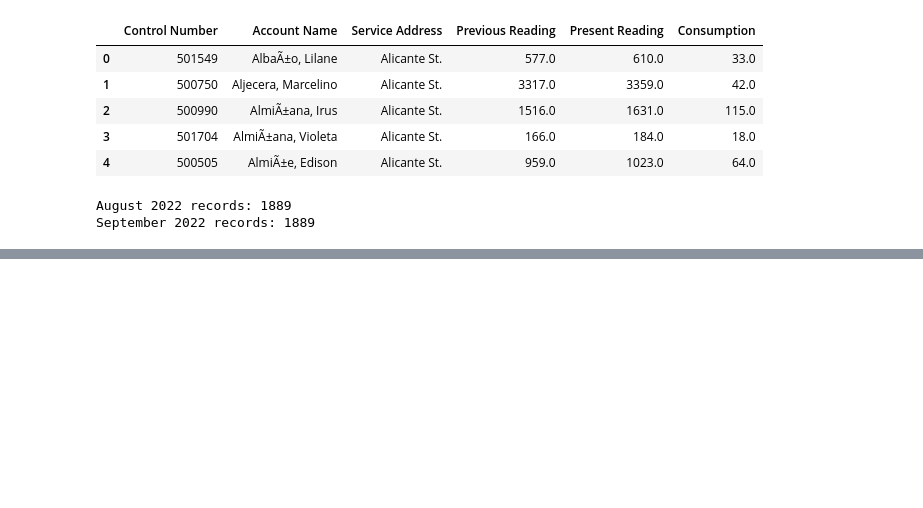
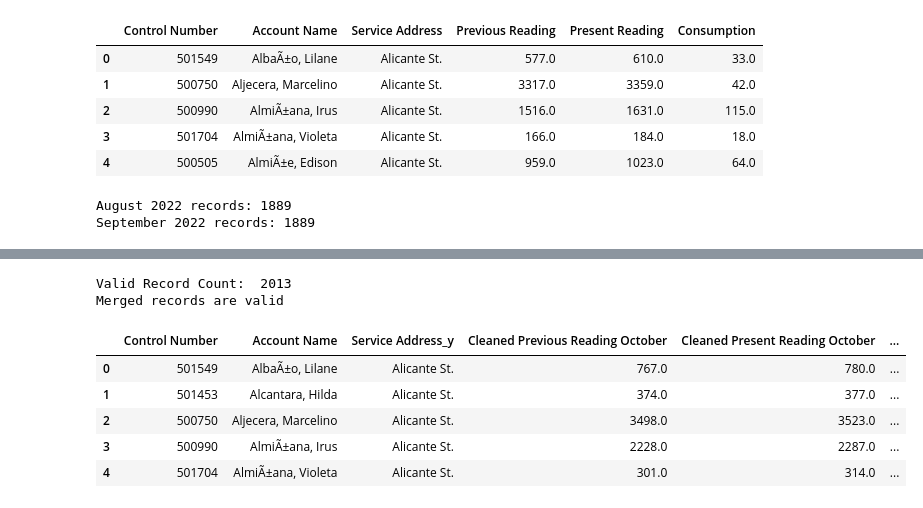
Before and after one commit to marcusAlmo/waterflow_model_training, a Jupyter notebook: data_preparation/v1/record_splitting.ipynb, the cells around one changed output, grey strips where cells are left out. Drawn from its saved outputs; the diff is of its cells as text; code cells hidden in the pictures; blank space fills up the shorter version.

```diff
--- a/data_preparation/v1/record_splitting.ipynb
+++ b/data_preparation/v1/record_splitting.ipynb
@@ -693,0 +671,30 @@ Invalid Record Count:  0
+# %%
+# Drop the records with negative consumption difference from July and October Records
+filtered_merged_df = merged_df[~merged_df['Control Number'].astype(int).isin(invalid_record)]
+print("Valid Record Count: ", filtered_merged_df.shape[0])
+
+columns = ['Control Number',
+            'Account Name',
+            'Service Address_y',
+            'Cleaned Previous Reading October',
+            'Cleaned Present Reading October',
+            'Cleaned Previous Reading January',
+            'Cleaned Present Reading January',
+            'Consumption Difference']
+
+filtered_merged_df = filtered_merged_df[columns]
+
+if merged_df.shape[0] - len(invalid_record) == len(filtered_merged_df):
+    print("Merged records are valid")
+    display(filtered_merged_df.head())
+else:
+    print("Merged records are invalid")
+# %% [output]
+Valid Record Count:  2013
+Merged records are valid
+|  | Control Number | Account Name | Service Address_y | Cleaned Previous Reading October | Cleaned Present Reading October | ... |
+| 0 | 501549 | AlbaÃ±o, Lilane | Alicante St. | 767.0 | 780.0 | ... |
+| 1 | 501453 | Alcantara, Hilda | Alicante St. | 374.0 | 377.0 | ... |
+| 2 | 500750 | Aljecera, Marcelino | Alicante St. | 3498.0 | 3523.0 | ... |
+| 3 | 500990 | AlmiÃ±ana, Irus | Alicante St. | 2228.0 | 2287.0 | ... |
+| 4 | 501704 | AlmiÃ±ana, Violeta | Alicante St. | 301.0 | 314.0 | ... |
```
Also changed, not shown: parts of 15 cells of this notebook, 4 other files.
